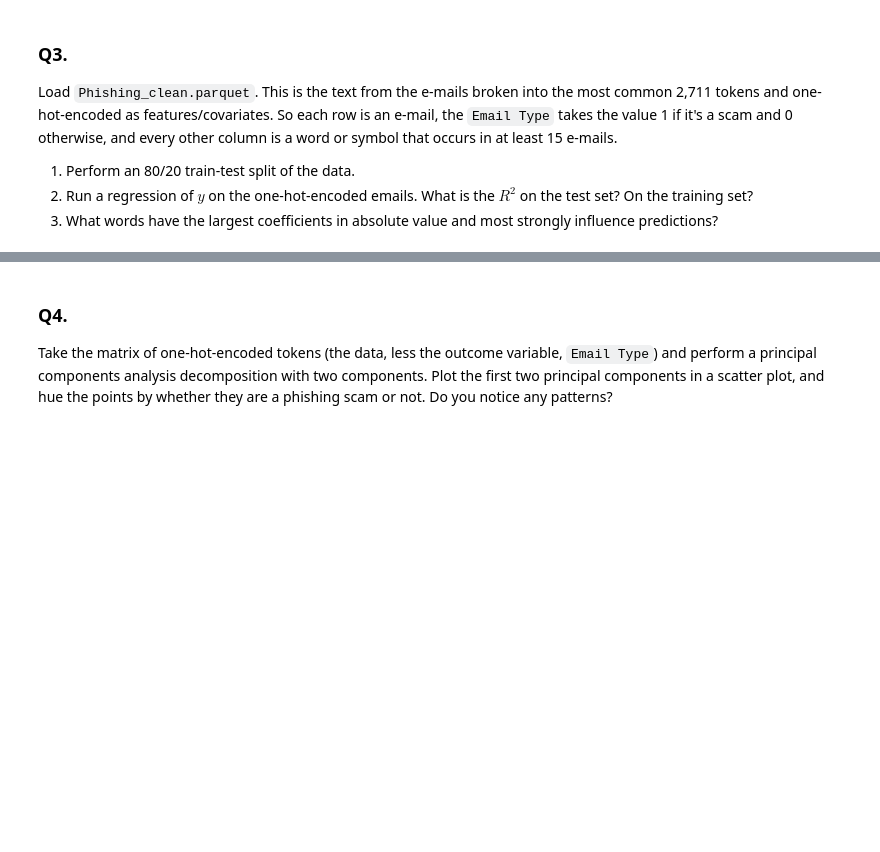
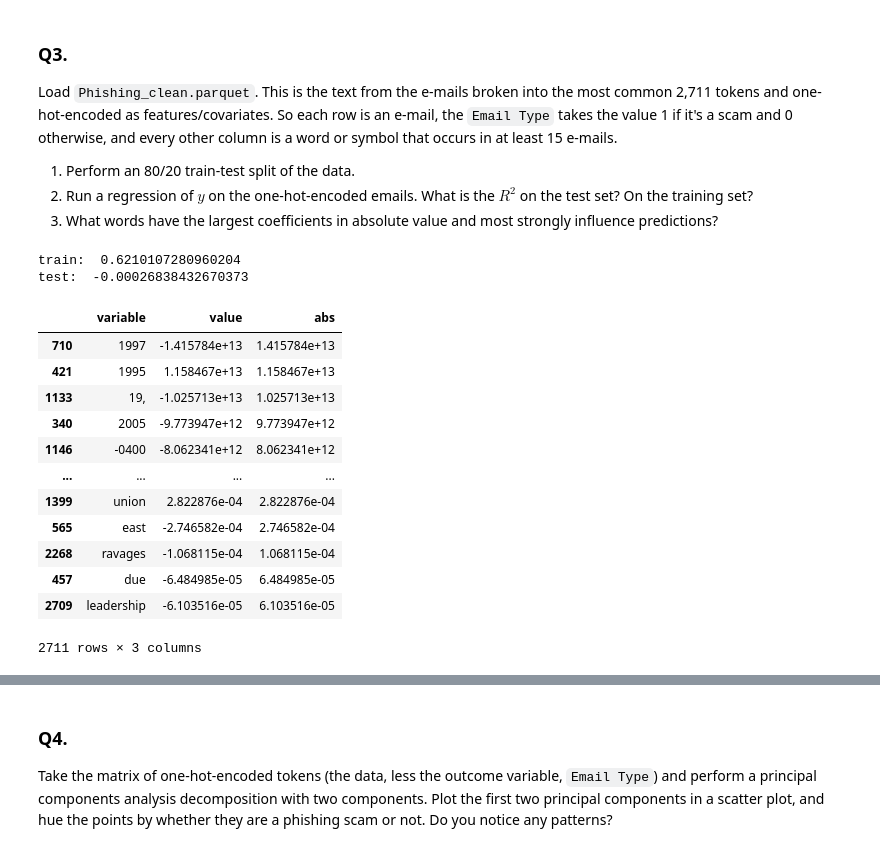
Before and after one commit to marisagua/labs, a Jupyter notebook: PCA_assignment.ipynb, the cells around one changed output, grey strips where cells are left out. Cells and saved outputs as stored; diff of their text form; code cells hidden in the pictures; blank space fills up the shorter version.

```diff
--- a/PCA_assignment.ipynb
+++ b/PCA_assignment.ipynb
@@ -61,3 +87,41 @@ Load `Phishing_clean.parquet`. This is the text from the e-mails broken into the
 1. Perform an 80/20 train-test split of the data.
 2. Run a regression of $y$ on the one-hot-encoded emails. What is the $R^2$ on the test set? On the training set?
 3. What words have the largest coefficients in absolute value and most strongly influence predictions?
+# %%
+df = pd.read_parquet('Phishing_clean.parquet')
+
+y = df['Email Type']
+X = df.drop('Email Type',axis=1)
+
+# Train test split
+X_train, X_test, y_train, y_test = train_test_split(X, y,
+                                                    test_size=0.2, random_state=125)
+
+# Regression of y
+lm_0 = LinearRegression(fit_intercept=False).fit(X_train,y_train)
+y_hat_test_0 = lm_0.predict(X_test)
+y_hat_train_0 = lm_0.predict(X_train)
+print('train: ', r2_score(y_hat_train_0,y_train) )
+print('test: ', r2_score(y_hat_test_0,y_test) )
+# %% [output]
+train:  0.6210107280960204
+test:  -0.00026838432670373
+# %%
+# Which tokens have largest influence?
+rdf = pd.DataFrame({'variable':lm_0.feature_names_in_ , 'value':lm_0.coef_})
+rdf['abs'] = np.abs(rdf['value'])
+rdf.sort_values('abs',ascending=False)
+# %% [output]
+|  | variable | value | abs |
+| 710 | 1997 | -1.415784e+13 | 1.415784e+13 |
+| 421 | 1995 | 1.158467e+13 | 1.158467e+13 |
+| 1133 | 19, | -1.025713e+13 | 1.025713e+13 |
+| 340 | 2005 | -9.773947e+12 | 9.773947e+12 |
+| 1146 | -0400 | -8.062341e+12 | 8.062341e+12 |
+| ... | ... | ... | ... |
+| 1399 | union | 2.822876e-04 | 2.822876e-04 |
+| 565 | east | -2.746582e-04 | 2.746582e-04 |
+| 2268 | ravages | -1.068115e-04 | 1.068115e-04 |
+| 457 | due | -6.484985e-05 | 6.484985e-05 |
+| 2709 | leadership | -6.103516e-05 | 6.103516e-05 |
+2711 rows × 3 columns
```
Also changed, not shown: parts of 10 cells of this notebook.
